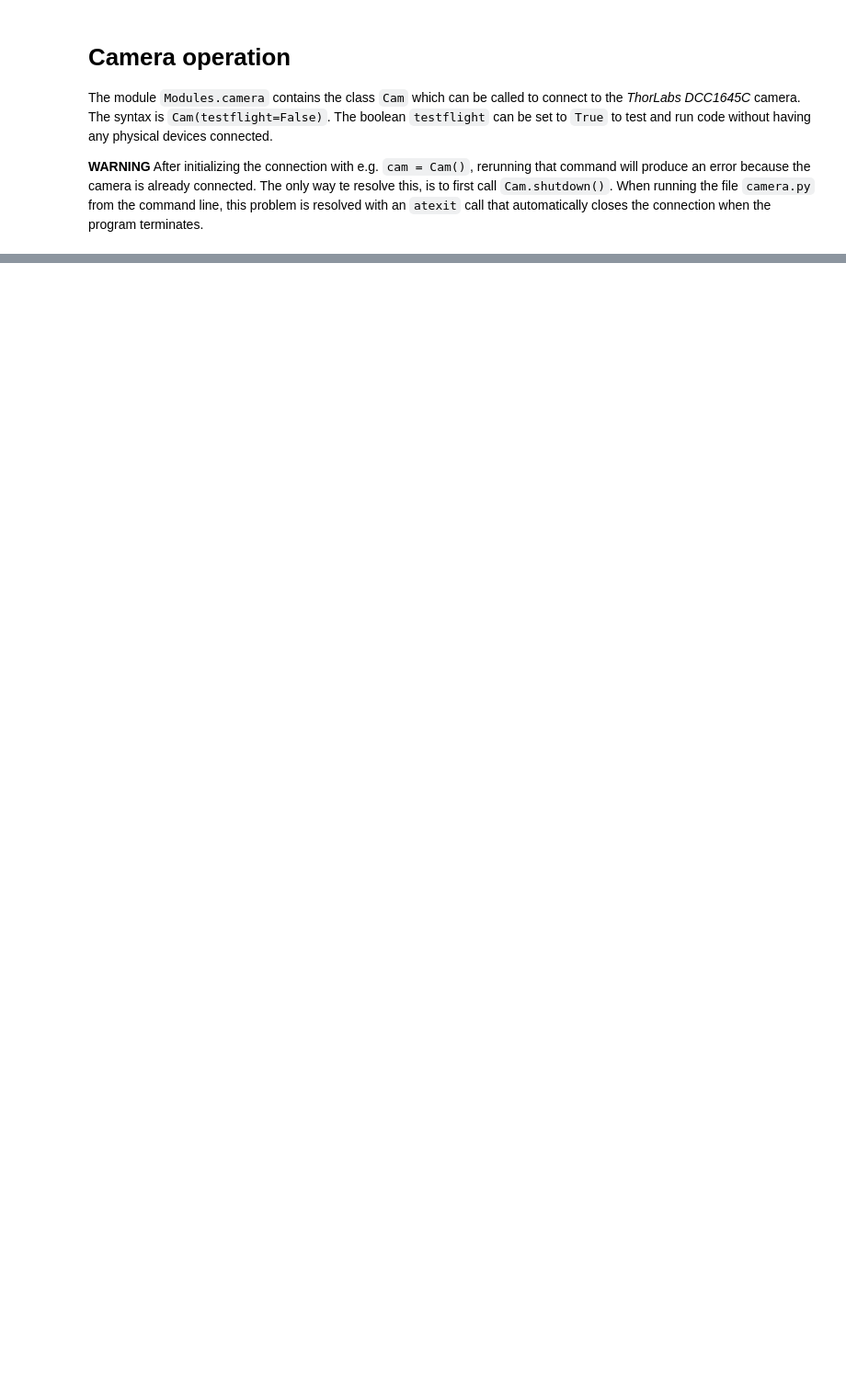
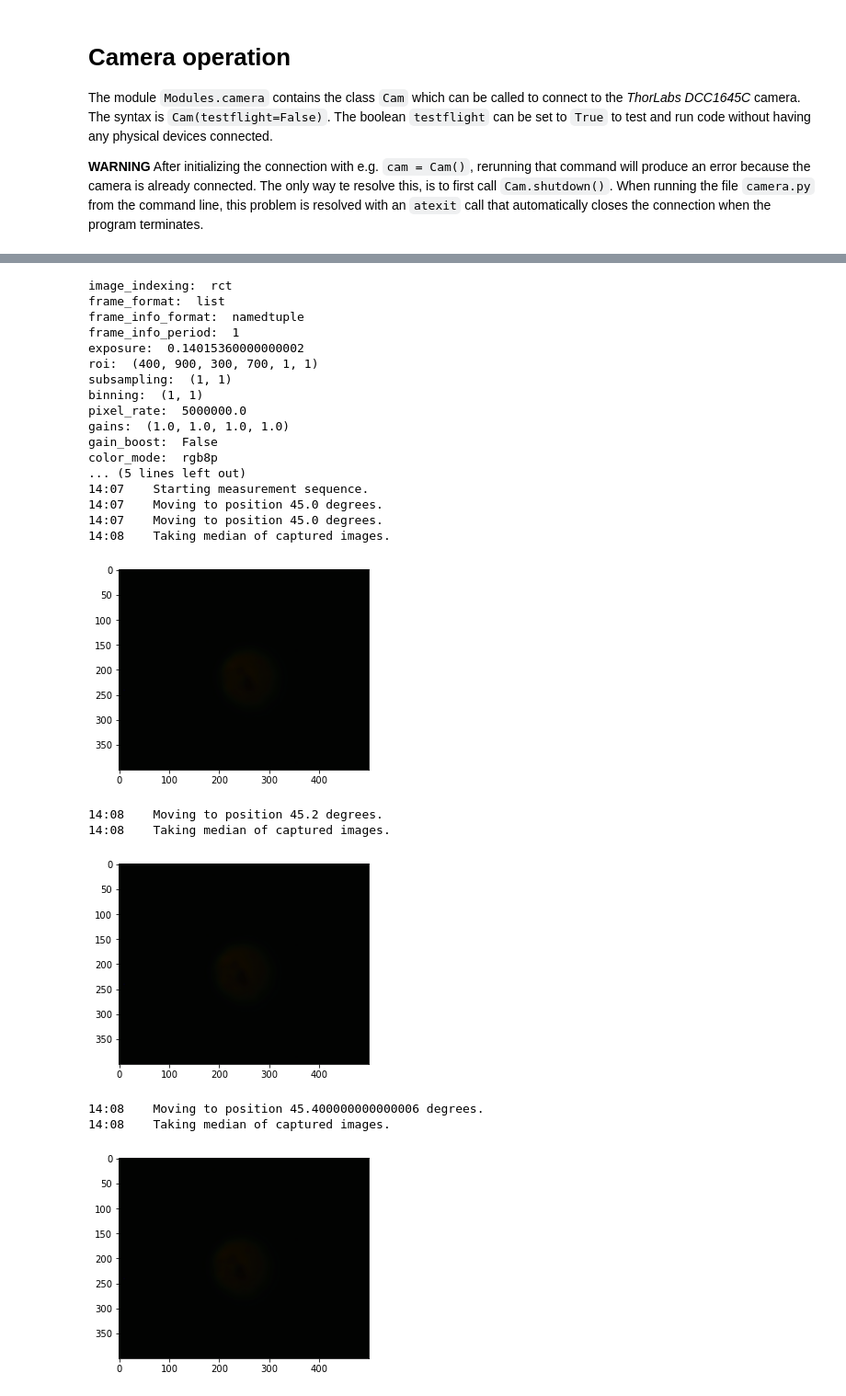
Before and after one commit to MooiMop/Beetle-Classifer-Robot, a Jupyter notebook: master.ipynb, the cells around one changed output, grey strips where cells are left out. Shown at 92% size. Drawn from its saved outputs; the diff is of its cells as text; code cells hidden in the pictures; blank space fills up the shorter version.

```diff
--- a/master.ipynb
+++ b/master.ipynb
@@ -62,0 +123,6 @@ time.struct_time(tm_year=2021, tm_mon=11, tm_mday=3, tm_hour=11, tm_min=16, tm_s
+# %%
+from Modules.BCR import BCR
+import time
+name = 'Chromatic Brewster Angle'
+path = None
+experiment = BCR(name, path)
@@ -62,0 +143,43 @@ time.struct_time(tm_year=2021, tm_mon=11, tm_mday=3, tm_hour=11, tm_min=16, tm_s
+# %%
+# Only run this block if neccessary
+experiment.cam_axis.MAX_POSITION =[-39, 90]
+#experiment.cam_axis.define_home()
+experiment.sample_axis.MAX_POSITION =[-90, 90]
+#experiment.sample_axis.define_home()
+# %%
+measurement_name = 'P polarization'
+metadata = {
+    'Polarization source': 'P',
+    'color filter': 'no',
+}
+experiment.brewster_sequence(measurement_name, metadata,
+                             domain=[45, 65],
+                             step_size=0.2,
+                             nframes=100,
+                             dark=False
+                            )
+# %% [output]
+image_indexing:  rct
+frame_format:  list
+frame_info_format:  namedtuple
+frame_info_period:  1
+exposure:  0.14015360000000002
+roi:  (400, 900, 300, 700, 1, 1)
+subsampling:  (1, 1)
+binning:  (1, 1)
+pixel_rate:  5000000.0
+gains:  (1.0, 1.0, 1.0, 1.0)
+gain_boost:  False
+color_mode:  rgb8p
+... (5 lines left out)
+14:07    Starting measurement sequence.
+14:07    Moving to position 45.0 degrees.
+14:07    Moving to position 45.0 degrees.
+14:08    Taking median of captured images.
+[figure, added]
+14:08    Moving to position 45.2 degrees.
+14:08    Taking median of captured images.
+[figure, added]
+14:08    Moving to position 45.400000000000006 degrees.
+14:08    Taking median of captured images.
+[figure, added]
```
Also changed, not shown: parts of 34 cells of this notebook, 9 other files.
